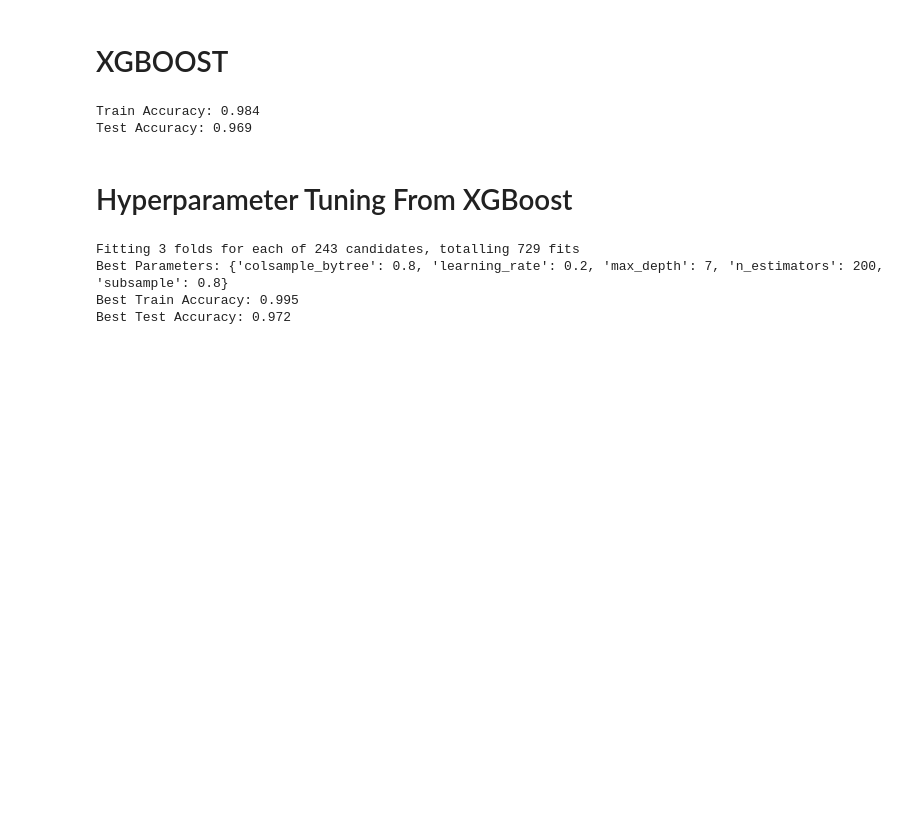
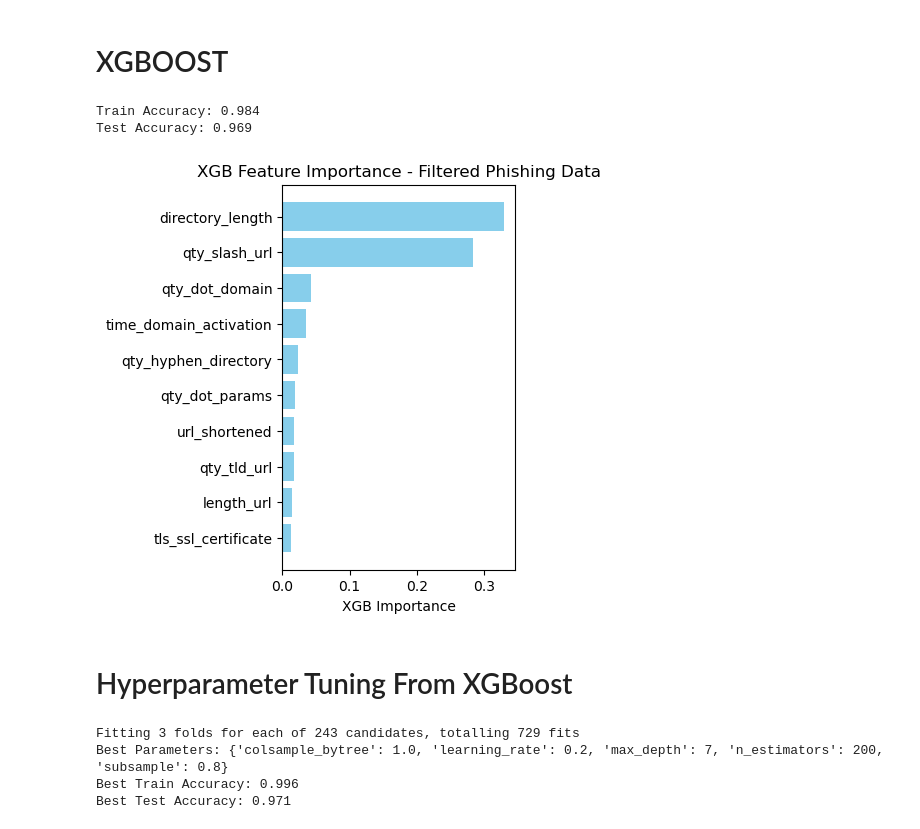
Before and after one commit to brian-campbell/ai-bootcamp-project-2, a Jupyter notebook: phishing_basic_analysis.ipynb, the cells around one changed output. Saved outputs shown, nothing was run; the diff lists cells and outputs as text; code cells hidden in the pictures; blank space fills up the shorter version.

```diff
--- a/phishing_basic_analysis.ipynb
+++ b/phishing_basic_analysis.ipynb
@@ -556,0 +610,9 @@ weighted avg       0.92      0.92      0.92     26595
+# %%
+# Define the features (X) and target (y)
+X = phishing_df.drop ( columns='phishing' )  # Features are all columns except 'phishing'
+y = phishing_df['phishing']
+
+lgbm_feature_X = X[top_10_features]
+
+# Split the dataset
+lgbm_feature_X_train, lgbm_feature_X_test, lgbm_feature_y_train, lgbm_feature_y_test = train_test_split ( lgbm_feature_X, y, test_size=0.3, random_state=42 )
@@ -682,3 +808,27 @@ Test Accuracy: 0.969
+# %%
+xgb_importances = xgb_model.feature_importances_
+#pd.Series(importances, index=X.columns).sort_values()
+
+xgb_feature_names = X.columns
+xgb_feature_importance_df = pd.DataFrame({'Feature': xgb_feature_names, 'Importance': xgb_importances})
+
+xgb_feature_importance_df = xgb_feature_importance_df.sort_values(by='Importance', ascending=False)
+#print(feature_importance_df)
+
+xgb_df_features = xgb_feature_importance_df.iloc[0:10, [0]].squeeze ()
+
+#feature_importance_df["Feature"]
+xgb_df_importances = xgb_feature_importance_df.iloc[0:10, [1]].squeeze ()
+#print (df_importances)
+
+plt.figure(figsize=(3, 5))
+plt.barh(xgb_df_features, xgb_df_importances, color='skyblue')
+plt.xlabel('XGB Importance')
+plt.title('XGB Feature Importance - Filtered Phishing Data')
+plt.gca().invert_yaxis()  # Invert y-axis for better visualization
+plt.show()
+# %% [output]
+[figure, added]
 # %% [markdown]
 # Hyperparameter Tuning From XGBoost
 # %%
@@ -712,6 +862,6 @@ print(f'Best Train Accuracy: {train_accuracy:.3f}')
 print(f'Best Test Accuracy: {test_accuracy:.3f}')
 # %% [output]
 Fitting 3 folds for each of 243 candidates, totalling 729 fits
-Best Parameters: {'colsample_bytree': 0.8, 'learning_rate': 0.2, 'max_depth': 7, 'n_estimators': 200, 'subsample': 0.8}
-Best Train Accuracy: 0.995
-Best Test Accuracy: 0.972
+Best Parameters: {'colsample_bytree': 1.0, 'learning_rate': 0.2, 'max_depth': 7, 'n_estimators': 200, 'subsample': 0.8}
+Best Train Accuracy: 0.996
+Best Test Accuracy: 0.971
```
Also changed, not shown: parts of 20 cells of this notebook, 2 other files.
